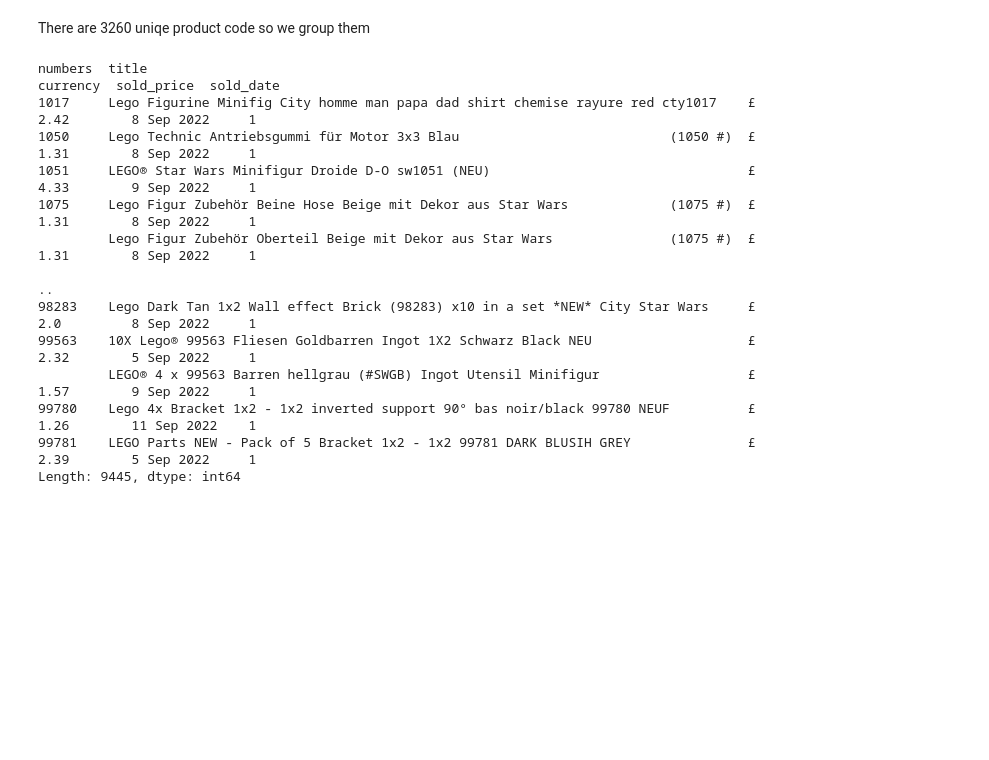
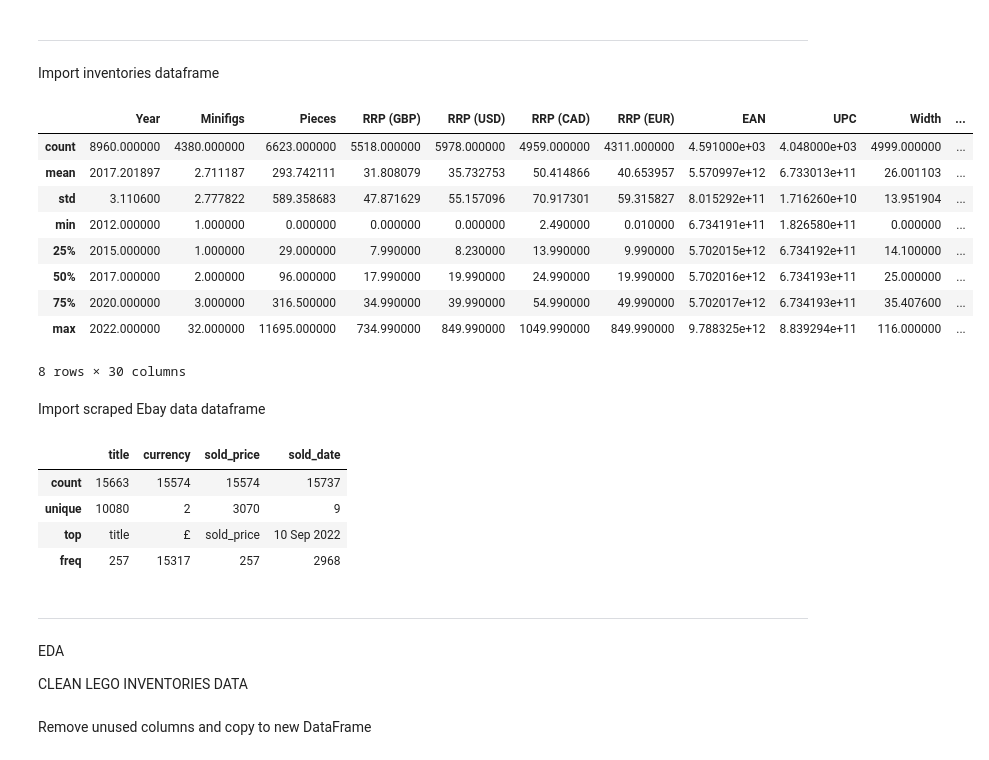
Before and after one commit to onguyenquanghuy/lego_resale_price_prediction, a Jupyter notebook: lego_resale_price_prediction.ipynb, the cells around one changed output. Cells and saved outputs as stored; diff of their text form; code cells hidden in the pictures; blank space fills up the shorter version.

```diff
--- a/lego_resale_price_prediction.ipynb
+++ b/lego_resale_price_prediction.ipynb
@@ -138,19 +0,0 @@ df_ebay['numbers'].nunique()
-# %% [markdown]
-There are 3260 uniqe product code so we group them
-# %%
-df_ebay.groupby('numbers').value_counts()
-# need to check how to count rows in one group
-# %% [output]
-numbers  title                                                                             currency  sold_price  sold_date
-1017     Lego Figurine Minifig City homme man papa dad shirt chemise rayure red cty1017    £         2.42        8 Sep 2022     1
-1050     Lego Technic Antriebsgummi für Motor 3x3 Blau                           (1050 #)  £         1.31        8 Sep 2022     1
-1051     LEGO® Star Wars Minifigur Droide D-O sw1051 (NEU)                                 £         4.33        9 Sep 2022     1
-1075     Lego Figur Zubehör Beine Hose Beige mit Dekor aus Star Wars             (1075 #)  £         1.31        8 Sep 2022     1
-         Lego Figur Zubehör Oberteil Beige mit Dekor aus Star Wars               (1075 #)  £         1.31        8 Sep 2022     1
-                                                                                                                               ..
-98283    Lego Dark Tan 1x2 Wall effect Brick (98283) x10 in a set *NEW* City Star Wars     £         2.0         8 Sep 2022     1
-99563    10X Lego® 99563 Fliesen Goldbarren Ingot 1X2 Schwarz Black NEU                    £         2.32        5 Sep 2022     1
-         LEGO® 4 x 99563 Barren hellgrau (#SWGB) Ingot Utensil Minifigur                   £         1.57        9 Sep 2022     1
-99780    Lego 4x Bracket 1x2 - 1x2 inverted support 90° bas noir/black 99780 NEUF          £         1.26        11 Sep 2022    1
-99781    LEGO Parts NEW - Pack of 5 Bracket 1x2 - 1x2 99781 DARK BLUSIH GREY               £         2.39        5 Sep 2022     1
-Length: 9445, dtype: int64
@@ -156,0 +7,3 @@ Length: 9445, dtype: int64
+# %% [markdown]
+_________________________________
+Import inventories dataframe
@@ -156,0 +13,15 @@ Length: 9445, dtype: int64
+# %%
+df_inventories.describe()
+# %% [output]
+|  | Year | Minifigs | Pieces | RRP (GBP) | RRP (USD) | RRP (CAD) | RRP (EUR) | EAN | UPC | Width | ... |
+| count | 8960.000000 | 4380.000000 | 6623.000000 | 5518.000000 | 5978.000000 | 4959.000000 | 4311.000000 | 4.591000e+03 | 4.048000e+03 | 4999.000000 | ... |
+| mean | 2017.201897 | 2.711187 | 293.742111 | 31.808079 | 35.732753 | 50.414866 | 40.653957 | 5.570997e+12 | 6.733013e+11 | 26.001103 | ... |
+| std | 3.110600 | 2.777822 | 589.358683 | 47.871629 | 55.157096 | 70.917301 | 59.315827 | 8.015292e+11 | 1.716260e+10 | 13.951904 | ... |
+| min | 2012.000000 | 1.000000 | 0.000000 | 0.000000 | 0.000000 | 2.490000 | 0.010000 | 6.734191e+11 | 1.826580e+11 | 0.000000 | ... |
+| 25% | 2015.000000 | 1.000000 | 29.000000 | 7.990000 | 8.230000 | 13.990000 | 9.990000 | 5.702015e+12 | 6.734192e+11 | 14.100000 | ... |
+| 50% | 2017.000000 | 2.000000 | 96.000000 | 17.990000 | 19.990000 | 24.990000 | 19.990000 | 5.702016e+12 | 6.734193e+11 | 25.000000 | ... |
+| 75% | 2020.000000 | 3.000000 | 316.500000 | 34.990000 | 39.990000 | 54.990000 | 49.990000 | 5.702017e+12 | 6.734193e+11 | 35.407600 | ... |
+| max | 2022.000000 | 32.000000 | 11695.000000 | 734.990000 | 849.990000 | 1049.990000 | 849.990000 | 9.788325e+12 | 8.839294e+11 | 116.000000 | ... |
+8 rows × 30 columns
+# %% [markdown]
+Import scraped Ebay data dataframe
@@ -156,0 +30,15 @@ Length: 9445, dtype: int64
+# %%
+df_ebay.describe()
+# %% [output]
+|  | title | currency | sold_price | sold_date |
+| count | 15663 | 15574 | 15574 | 15737 |
+| unique | 10080 | 2 | 3070 | 9 |
+| top | title | £ | sold_price | 10 Sep 2022 |
+| freq | 257 | 15317 | 257 | 2968 |
+# %% [markdown]
+___________________________________________________________________
+EDA
+
+CLEAN LEGO INVENTORIES DATA
+# %% [markdown]
+Remove unused columns and copy to new DataFrame
```
Also changed, not shown: parts of 48 cells of this notebook.
